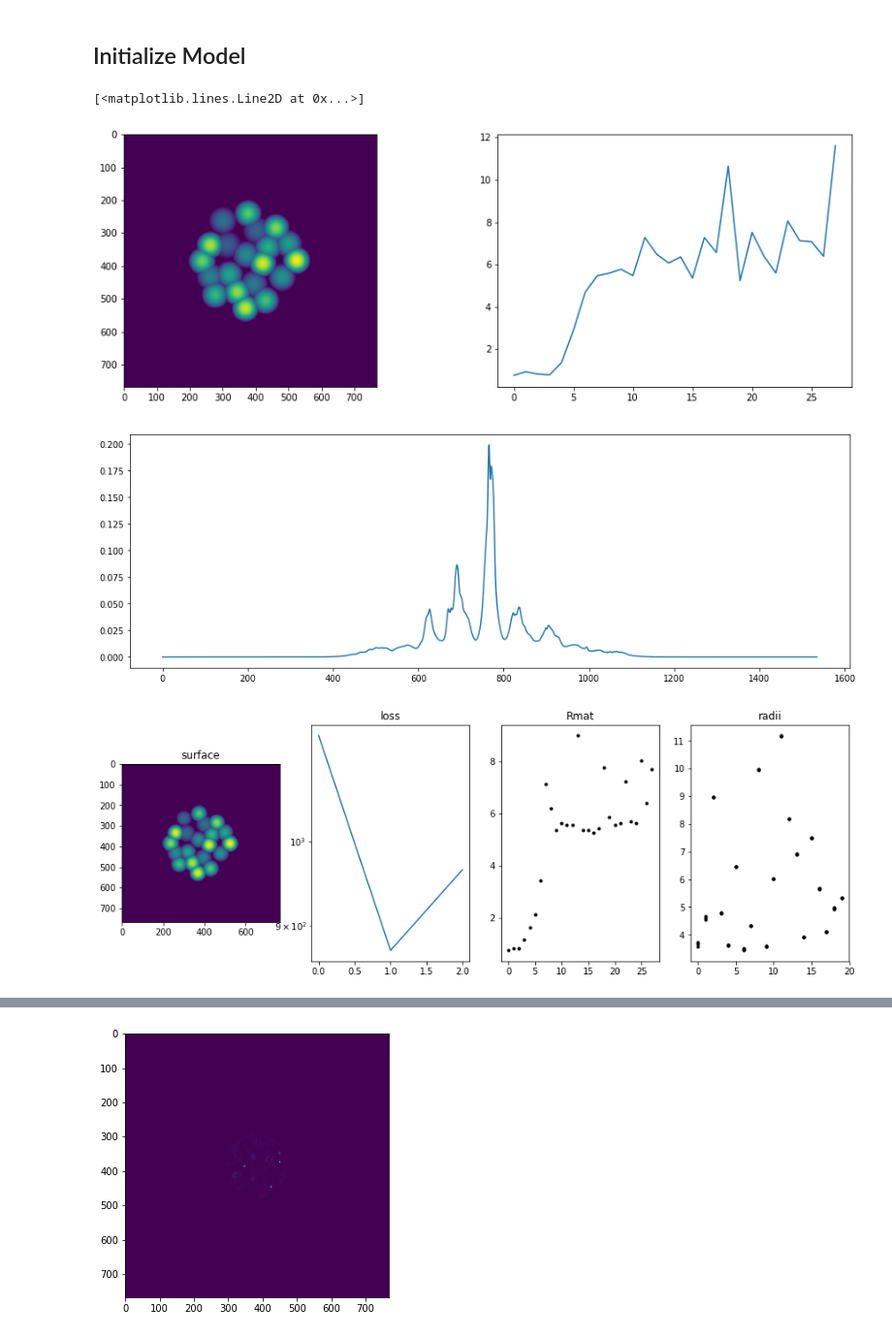
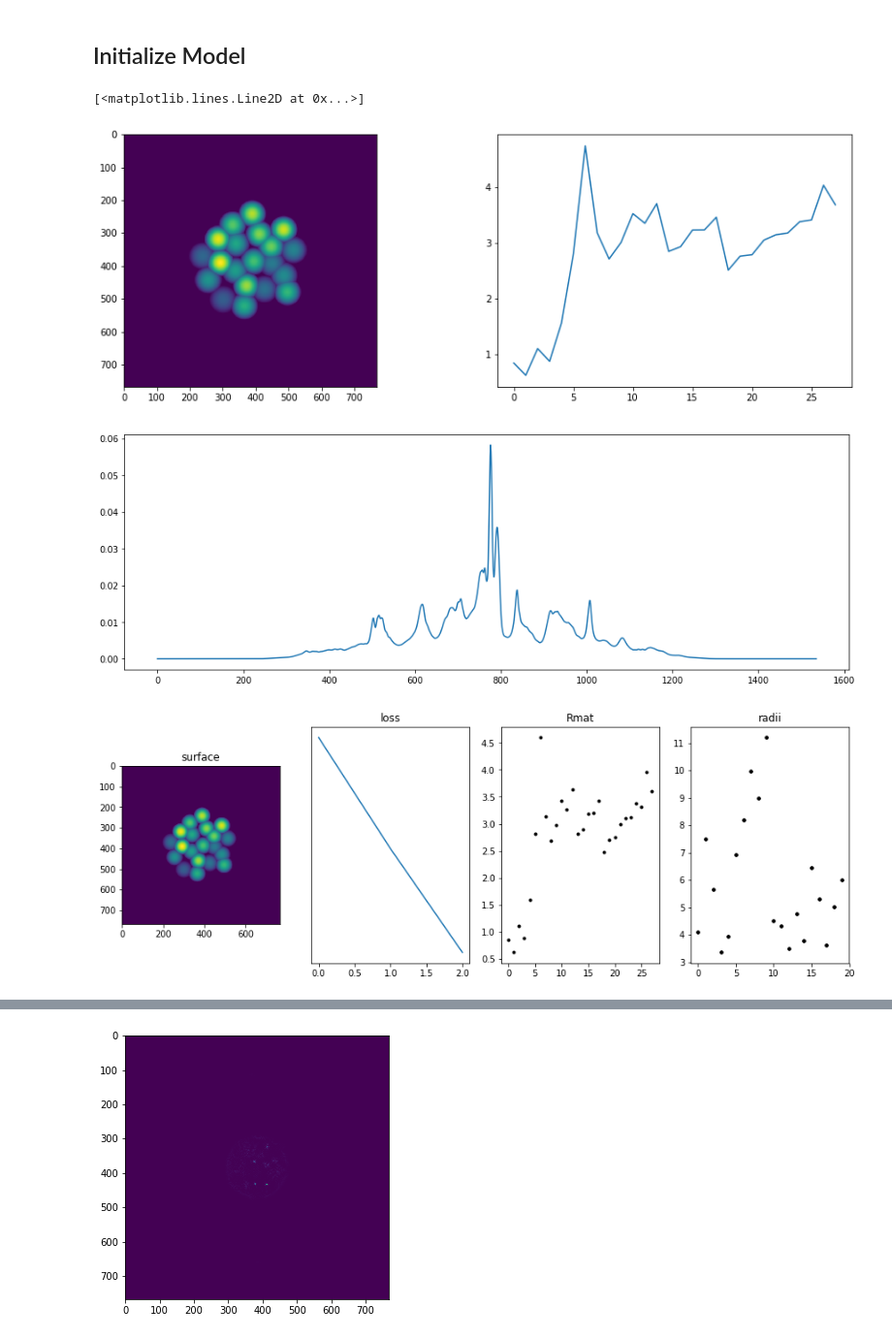
Before and after one commit to antipa/Randoscope_dev, a Jupyter notebook: RandoscopeXCorrMinTF-RadiusLearning.ipynb, the cells around one changed output, grey strips where cells are left out. Shown at 97% size. Cells and saved outputs as stored; diff of their text form; code cells hidden in the pictures.

Commit message:
added better scaling for gradients

```diff
--- a/RandoscopeXCorrMinTF-RadiusLearning.ipynb
+++ b/RandoscopeXCorrMinTF-RadiusLearning.ipynb
@@ -164,9 +164,9 @@ class Model(tf.keras.Model):
                 else:
                     # Target is zero for cross correlation
                     if self.cross_corr_norm is 'l2':
-                        Rmat_tf_off_diag.append(2 * self.tau * tf.reduce_sum(tf.square(tf.abs(Fcorr)/normsize)))  #changed to one norm
+                        Rmat_tf_off_diag.append( self.tau * tf.reduce_sum(tf.square(tf.abs(Fcorr)/normsize)))  #changed to one norm
                     elif self.cross_corr_norm is 'inf':
-                        Rmat_tf_off_diag.append(2 * self.tau * tf.reduce_max(tf.abs(tf.ifft2d(Fcorr))))
+                        Rmat_tf_off_diag.append( self.tau * tf.reduce_max(tf.abs(tf.ifft2d(Fcorr))))
         Rmat_tf = tf.concat([Rmat_tf_diag, Rmat_tf_off_diag],0)
 
 
@@ -229,26 +229,26 @@ def distances(model, x,y):
 # %% [markdown]
 ## Initialize Model
 # %%
-model = Model(zsampling = 'uniform_random')  # zsampling options: 'fixed' or 'uniform_random'
+model = Model(zsampling = 'fixed')  # zsampling options: 'fixed' or 'uniform_random'
 Rmat=model(0)
 
 # Save initial values for later comparison
 R_init = Rmat
 Tinit,_=make_lenslet_tf(model)
 xinit = model.xpos
 yinit = model.ypos
 rinit = model.rlist
 offsetinit = model.lenslet_offset
 
 
 fig=plt.figure(figsize=(15,5))
 plt.subplot(1,2,1)
 plt.imshow(Tinit.numpy())
 plt.subplot(1,2,2)
 plt.plot(R_init.numpy())
 # %% [output]
 [<matplotlib.lines.Line2D at 0x...>]
-[figure, old version]
+[figure, new version]
 # %%
 # dc_mask = np.ones_like(model.target_F.numpy())  #Mask for DC. Set to zero anywhere we want to ignore loss computation of power spectrum
 # dc_mask[:2,:2] = 0
@@ -263,7 +263,6 @@ plt.plot(R_init.numpy())
 #model.load_weights("C:\\Users\\herbtipa\\lenslets_one_per_depth")
 #print(model.dc_mask[-1,:10])
 # %%
-
 T,aper=make_lenslet_tf(model)
 test2 = model.gen_psf_stack(T, aper, .5)
 test = model.gen_stack_spectrum(test2)
@@ -287,7 +286,7 @@ for z in range(10):
 #     #plt.imshow(tf_fftshift(np.abs(test[z])))
 #     plt.plot(tf_fftshift(tf.abs(test[z]))[768,:])
 # %% [output]
-[figure, old version]
+[figure, new version]
 # %%
 #have tf do everything for us
 def loss (model):
@@ -357,8 +358,8 @@ def constrain_distances(model, new_xpos, new_ypos, grads):
     return grads, test_dist, test_dist_bool
 # %%
 # Options:
-step_size = 0.8e-9   #1e-8 works well for l2
-use_averaged_gradient = True  # True: uses averaged gradient, False: uses single gradient
+step_size = 1e-9   #1e-8 works well for l2
+use_averaged_gradient = False  # True: uses averaged gradient, False: uses single gradient
 optimizer_type = 'gd'           # options: 'gd': normal gradient descent, 'nesterov': nesterov acceleration
 num_iterations = 100
 
@@ -461,7 +462,7 @@ for i in range(num_iterations):
 
 #cbar = fig.colorbar(rshow)
 # %% [output]
-[figure, old version]
+[figure, new version]
 # %%
 grad
 # %% [output]
```
Also changed, not shown: parts of 3 cells of this notebook.
